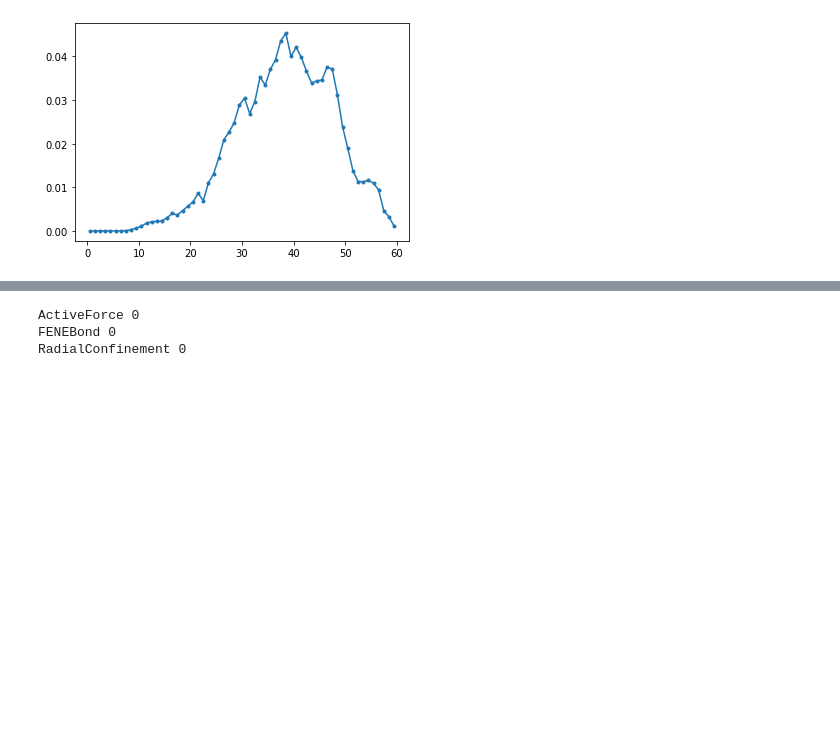
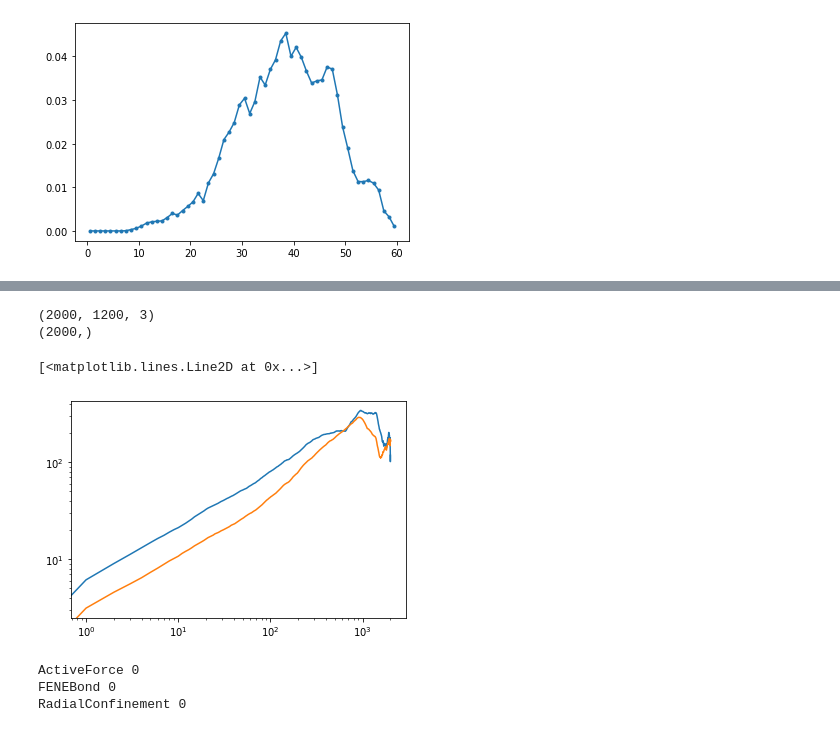
Before and after one commit to s-brahmachari/Active-noise-simulations, a Jupyter notebook: sim_codes/sim_run_test.ipynb, the cells around one changed output, grey strips where cells are left out. Cells and saved outputs as stored; diff of their text form; code cells hidden in the pictures; blank space fills up the shorter version.

```diff
--- a/sim_codes/sim_run_test.ipynb
+++ b/sim_codes/sim_run_test.ipynb
@@ -212,3 +179,24 @@ True
+# %%
+# os.listdir('../../data/SAC_exp/sample_traj/sample_traj_SAC_exp_T200.0_F1.0_Ta1.0_Esoft4.0_R020.0_G1200_blocksize100_kb10.0_dt0.001_kr30.0_positions.npy')
+traj=np.load('../../data/SAC_exp/sample_traj/sample_traj_SAC_exp_T200.0_F0.1_Ta100.0_Esoft4.0_R020.0_G1200_blocksize100_kb10.0_dt0.001_kr30.0_positions.npy')
+
+print(traj.shape)
+
+s1,s2=msd(traj[:,10,:]-traj[:,80,:])
+rel_msd=s1-2*s2
+
+s1,s2=msd(traj[:,10,:])
+abs_msd=s1-2*s2
+
+print(val.shape)
+
+plt.loglog(rel_msd)
+plt.loglog(abs_msd)
+# %% [output]
+(2000, 1200, 3)
+(2000,)
+[<matplotlib.lines.Line2D at 0x...>]
+[figure, added]
 # %%
 for key in sim.forceDict:
     print(key, sim.forceDict[key].getForceGroup())#,sim.forceDict[key].getNumParticles(),)
```
Also changed, not shown: parts of 6 cells of this notebook, 3 other files.
